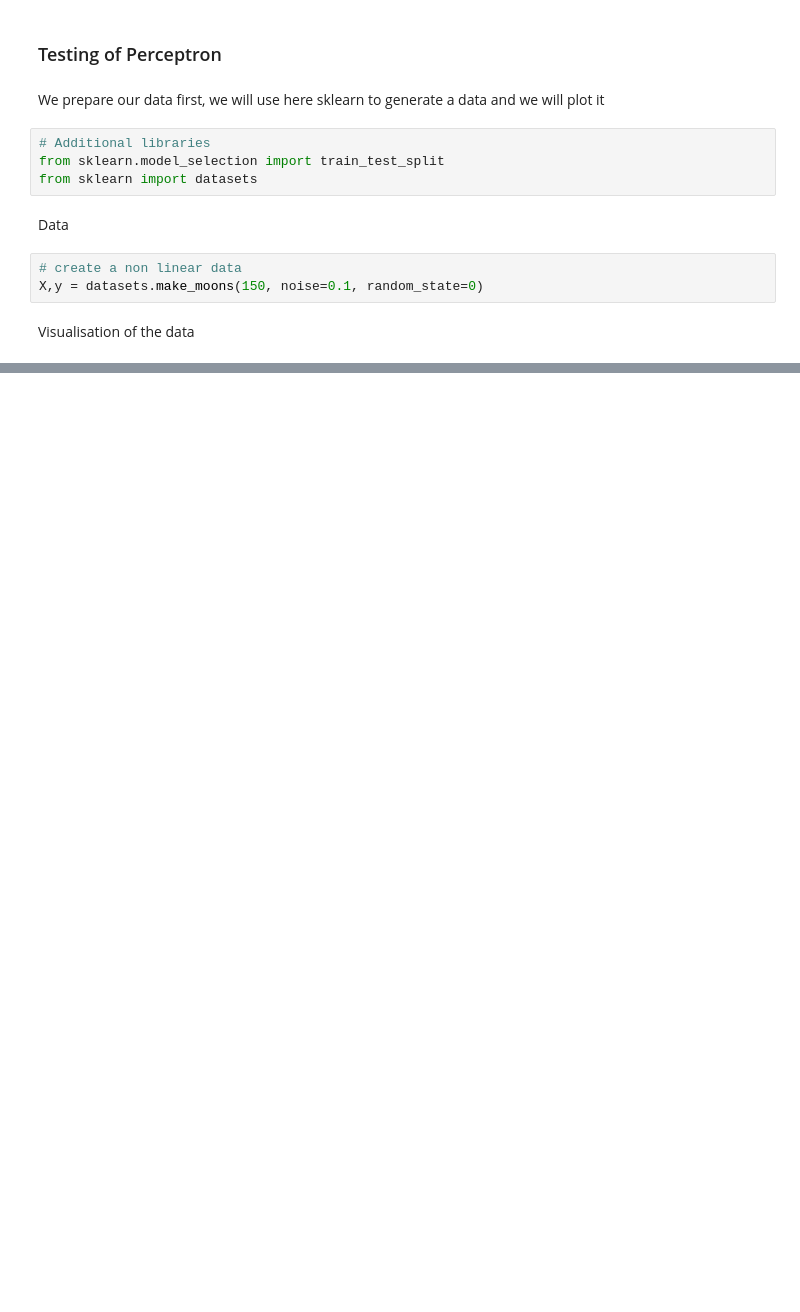
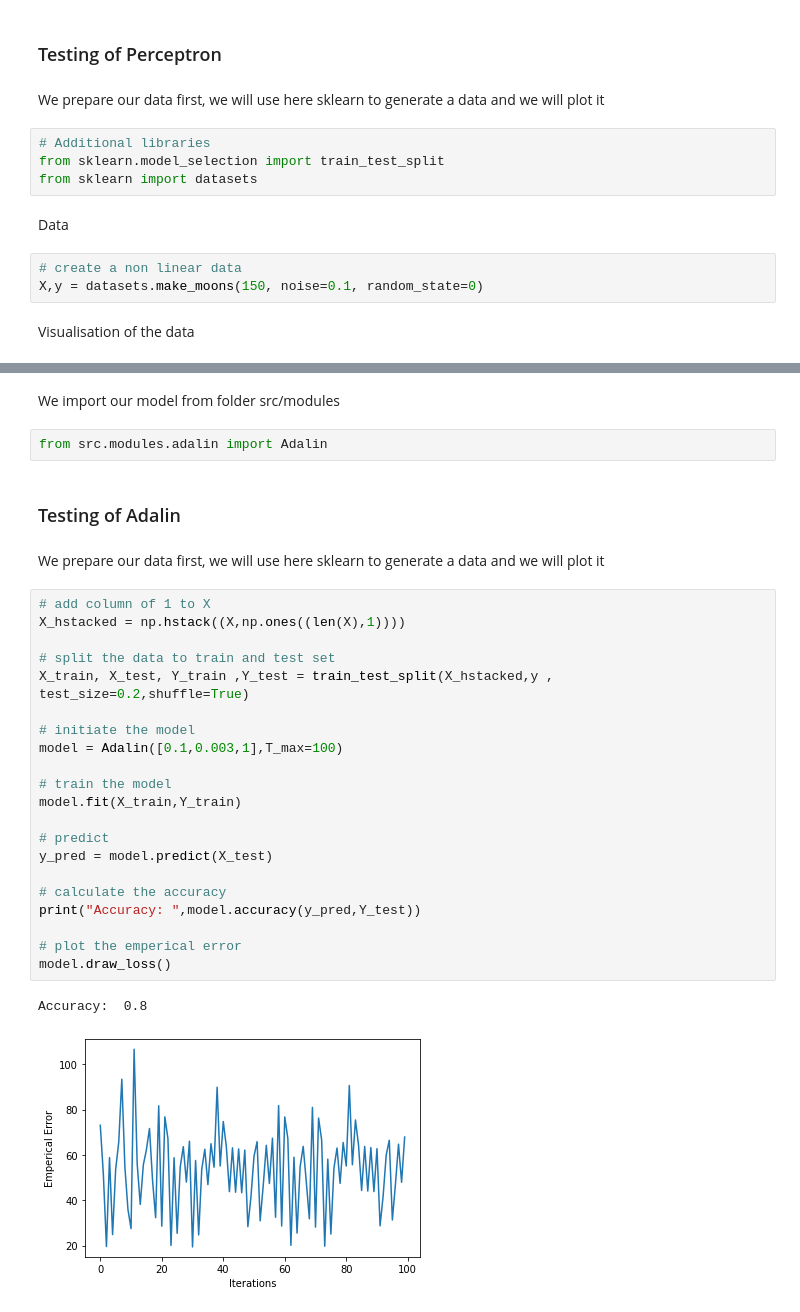
Before and after one commit to Kamal-Lahouir/Machine-Learning-Algorithms, a Jupyter notebook: notebooks/Classification.ipynb, the cells around one changed output, grey strips where cells are left out. Cells and saved outputs as stored; diff of their text form; blank space fills up the shorter version.

```diff
--- a/notebooks/Classification.ipynb
+++ b/notebooks/Classification.ipynb
@@ -300,0 +164,32 @@ model.draw_loss()
+# %% [markdown]
+We import our model from folder src/modules
+# %%
+from src.modules.adalin import Adalin
+# %% [markdown]
+### Testing of Adalin
+# %% [markdown]
+We prepare our data first, we will use here sklearn to generate a data and we will plot it
+# %%
+# add column of 1 to X
+X_hstacked = np.hstack((X,np.ones((len(X),1))))
+
+# split the data to train and test set
+X_train, X_test, Y_train ,Y_test = train_test_split(X_hstacked,y , test_size=0.2,shuffle=True)
+
+# initiate the model
+model = Adalin([0.1,0.003,1],T_max=100)
+
+# train the model
+model.fit(X_train,Y_train)
+
+# predict
+y_pred = model.predict(X_test)
+
+# calculate the accuracy
+print("Accuracy: ",model.accuracy(y_pred,Y_test))
+
+# plot the emperical error
+model.draw_loss()
+# %% [output]
+Accuracy:  0.8
+[figure, added]
```
Also changed, not shown: parts of 21 cells of this notebook, 2 other files.
